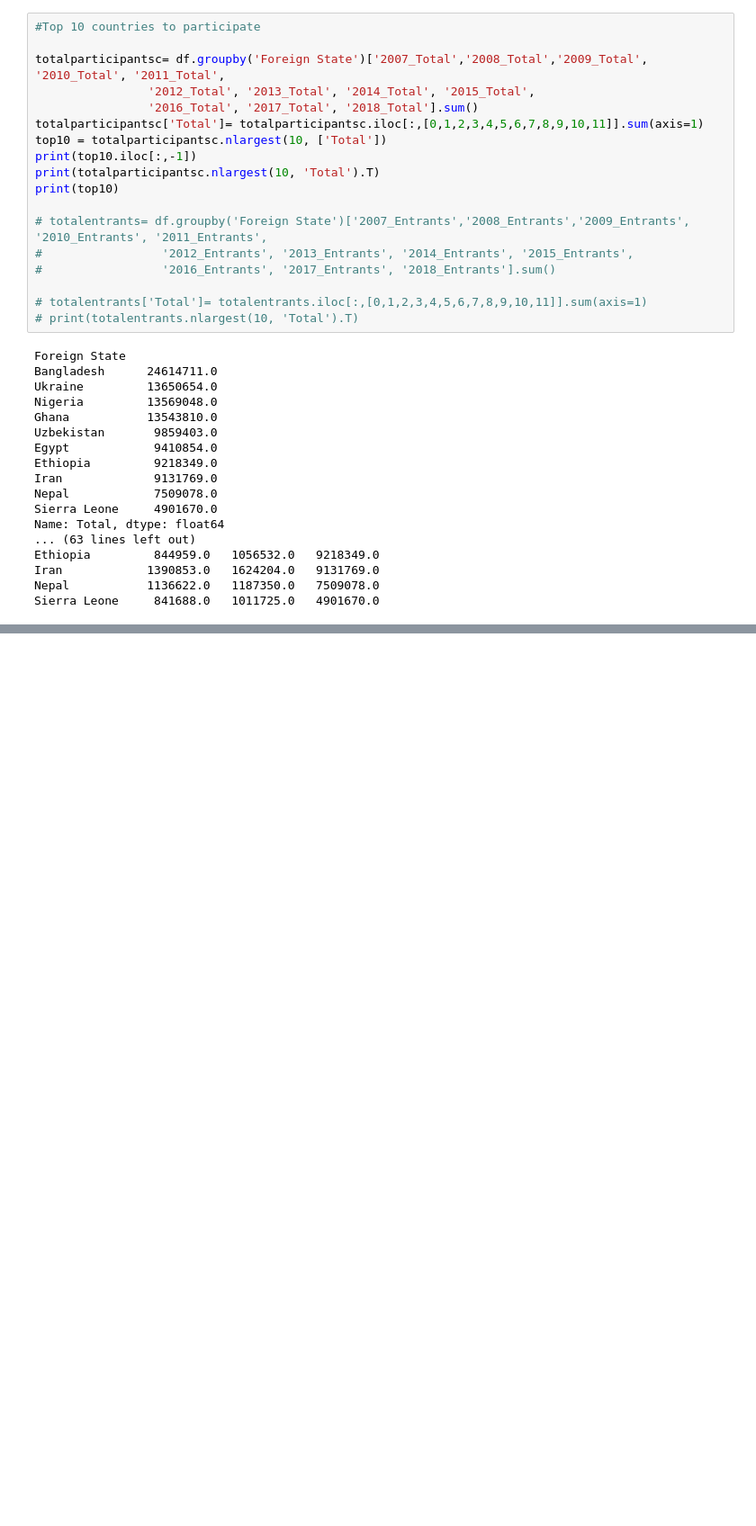
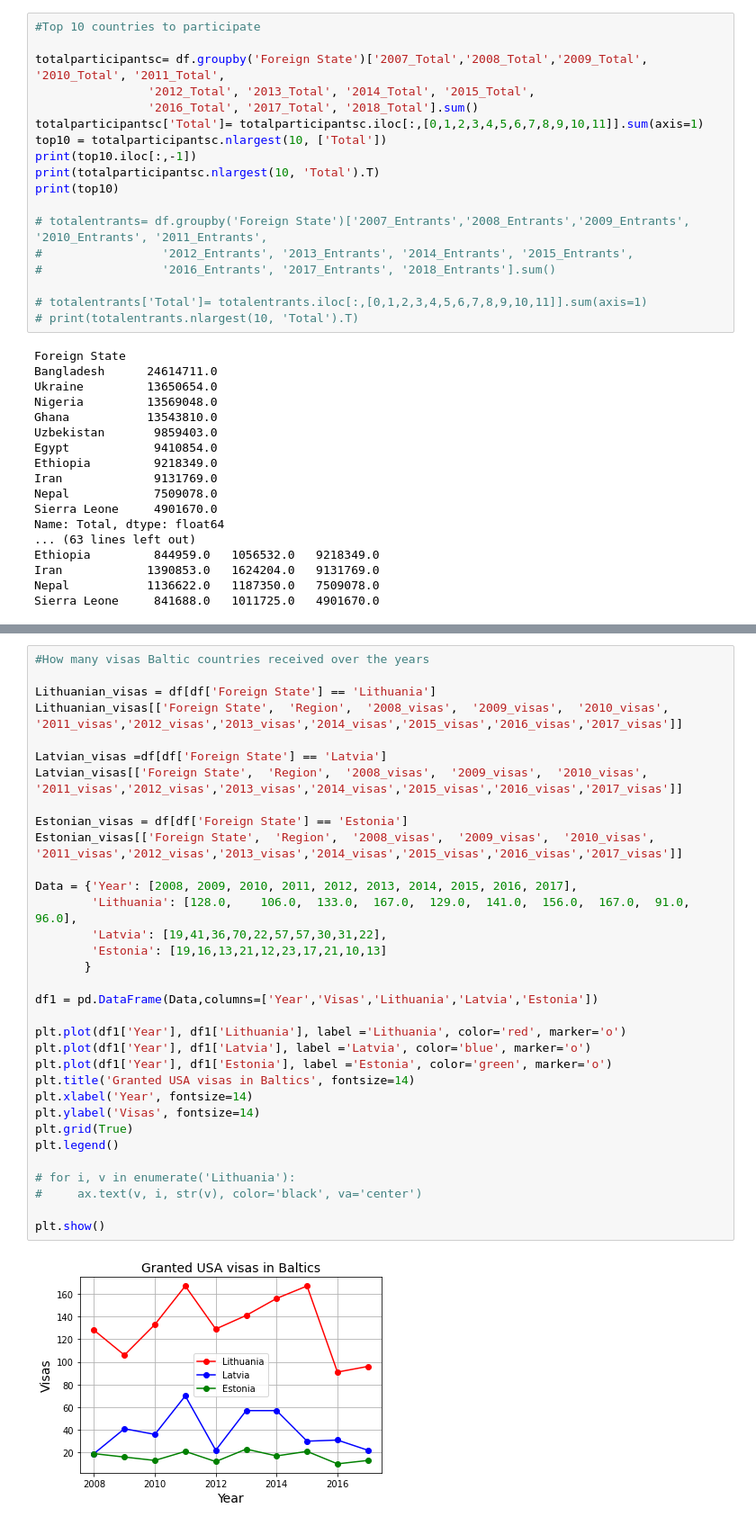
Before and after one commit to grazgute/20211109VSCPYTB2B, a Jupyter notebook: project_usa_visas.ipynb, the cells around one changed output, grey strips where cells are left out. Shown: that part at 90% size. Drawn from its saved outputs; the diff is of its cells as text; blank space fills up the shorter version.

```diff
--- a/project_usa_visas.ipynb
+++ b/project_usa_visas.ipynb
@@ -397,0 +250,35 @@ ModuleNotFoundError: No module named 'geopandas'
+# %%
+#How many visas Baltic countries received over the years
+
+Lithuanian_visas = df[df['Foreign State'] == 'Lithuania']
+Lithuanian_visas[['Foreign State',  'Region',  '2008_visas',  '2009_visas',  '2010_visas',  '2011_visas','2012_visas','2013_visas','2014_visas','2015_visas','2016_visas','2017_visas']]
+
+Latvian_visas =df[df['Foreign State'] == 'Latvia']
+Latvian_visas[['Foreign State',  'Region',  '2008_visas',  '2009_visas',  '2010_visas',  '2011_visas','2012_visas','2013_visas','2014_visas','2015_visas','2016_visas','2017_visas']]
+
+Estonian_visas = df[df['Foreign State'] == 'Estonia']
+Estonian_visas[['Foreign State',  'Region',  '2008_visas',  '2009_visas',  '2010_visas',  '2011_visas','2012_visas','2013_visas','2014_visas','2015_visas','2016_visas','2017_visas']]
+
+Data = {'Year': [2008, 2009, 2010, 2011, 2012, 2013, 2014, 2015, 2016, 2017],
+        'Lithuania': [128.0,	106.0,	133.0,	167.0,	129.0,	141.0,	156.0,	167.0,	91.0,	96.0],
+        'Latvia': [19,41,36,70,22,57,57,30,31,22],
+        'Estonia': [19,16,13,21,12,23,17,21,10,13]
+       }
+
+df1 = pd.DataFrame(Data,columns=['Year','Visas','Lithuania','Latvia','Estonia'])
+
+plt.plot(df1['Year'], df1['Lithuania'], label ='Lithuania', color='red', marker='o')
+plt.plot(df1['Year'], df1['Latvia'], label ='Latvia', color='blue', marker='o')
+plt.plot(df1['Year'], df1['Estonia'], label ='Estonia', color='green', marker='o')
+plt.title('Granted USA visas in Baltics', fontsize=14)
+plt.xlabel('Year', fontsize=14)
+plt.ylabel('Visas', fontsize=14)
+plt.grid(True)
+plt.legend()
+
+# for i, v in enumerate('Lithuania'):
+#     ax.text(v, i, str(v), color='black', va='center')
+
+plt.show()
+# %% [output]
+[figure, added]
```
Also changed, not shown: parts of 7 cells of this notebook.
